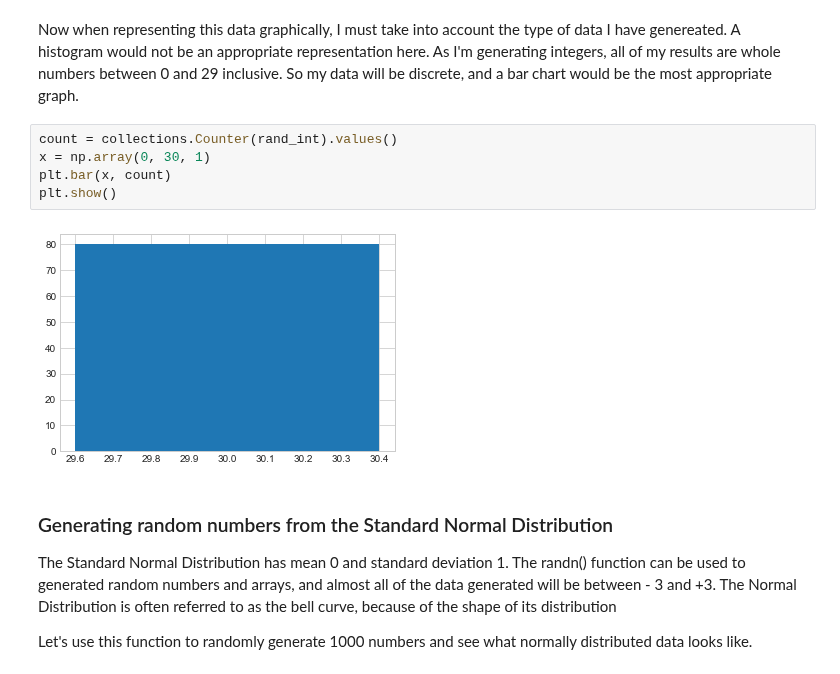
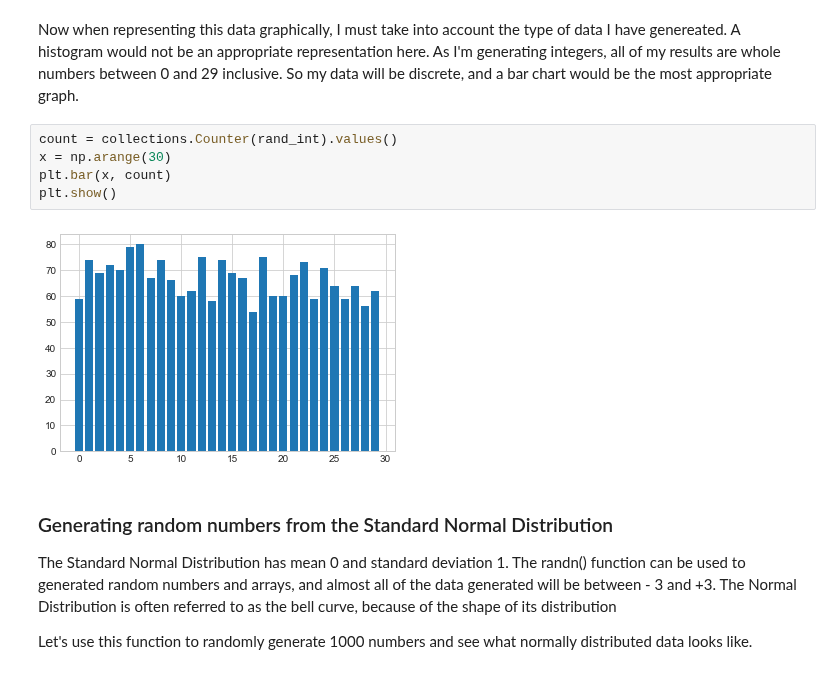
Before and after one commit to MarionMcG/numpy.random, a Jupyter notebook: numpy-random.ipynb, the cells around one changed output. Saved outputs shown, nothing was run; the diff lists cells and outputs as text.

```diff
--- a/numpy-random.ipynb
+++ b/numpy-random.ipynb
@@ -133,11 +133,11 @@ rand_int= np.random.randint(30, size = 2000)
 Now when representing this data graphically, I must take into account the type of data I have genereated. A histogram would not be an appropriate representation here. As I'm generating integers, all of my results are whole numbers between 0 and 29 inclusive. So my data will be discrete, and a bar chart would be the most appropriate graph.
 # %%
 count = collections.Counter(rand_int).values()
-x = np.array(0, 30, 1)
+x = np.arange(30)
 plt.bar(x, count)
 plt.show()
 # %% [output]
-[figure, old version]
+[figure, new version]
 # %% [markdown]
 ### Generating random numbers from the Standard Normal Distribution
 
```
Also changed, not shown: parts of 4 cells of this notebook.
